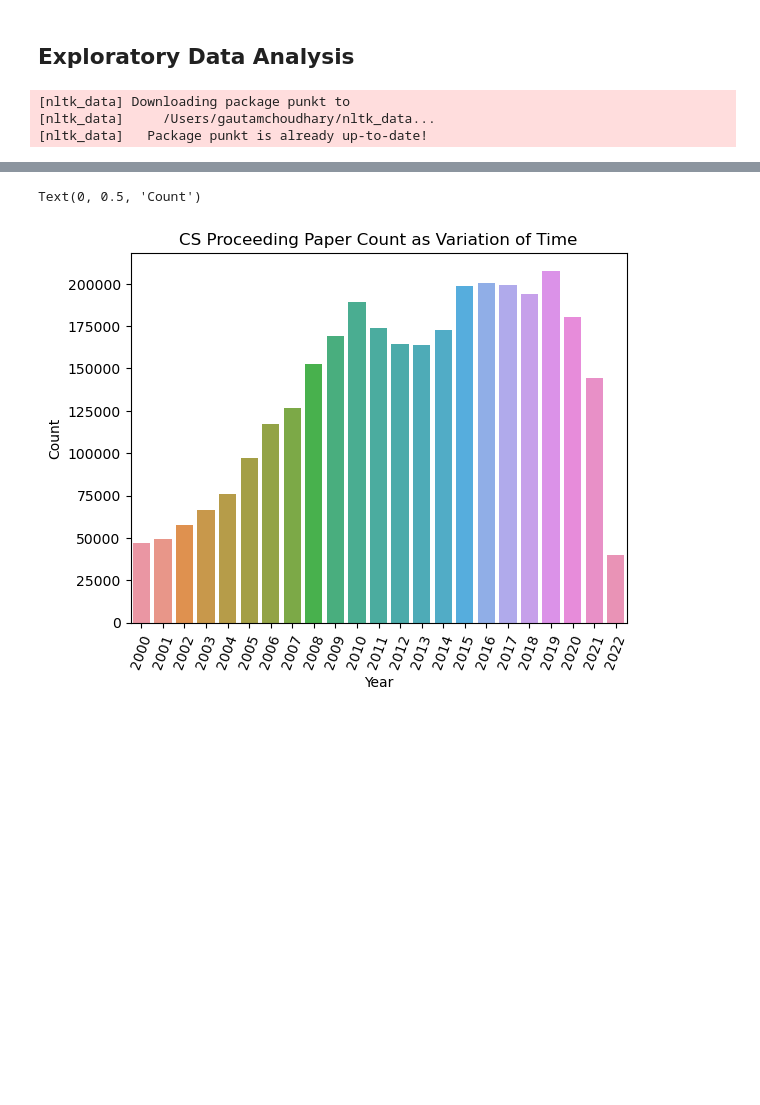
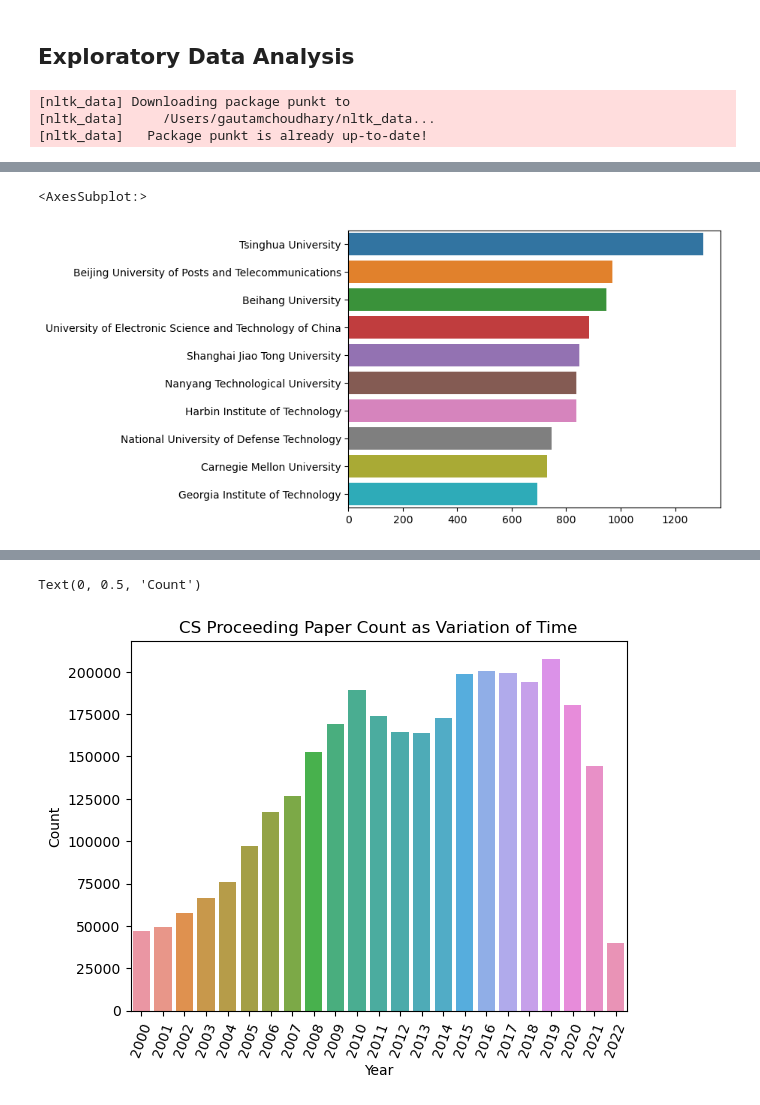
Before and after one commit to gtmdotme/citation_prediction, a Jupyter notebook: data-eda-gtm.ipynb, the cells around one changed output, grey strips where cells are left out. Drawn from its saved outputs; the diff is of its cells as text; code cells hidden in the pictures; blank space fills up the shorter version.

```diff
--- a/data-eda-gtm.ipynb
+++ b/data-eda-gtm.ipynb
@@ -129,0 +90,11 @@ Counter(works['host_venue'].tolist()).most_common(10)
+# %%
+# 0.3. which were top insts producing max works?
+ins = pd.Series(flatten(works['authorships'].map(lambda x: set(flatten(lasts(x))))))
+ins_name = ins.map(lambda x: insts.loc[x, 'display_name'])
+temp = ins_name.value_counts().head(10)
+
+sns.barplot(y=temp.index, x=temp.values)
+# -> top insts are chinese origin (CMU and GaTech in top-10)
+# %% [output]
+<AxesSubplot:>
+[figure, added]
```
Also changed, not shown: parts of 74 cells of this notebook, 1 other file.
